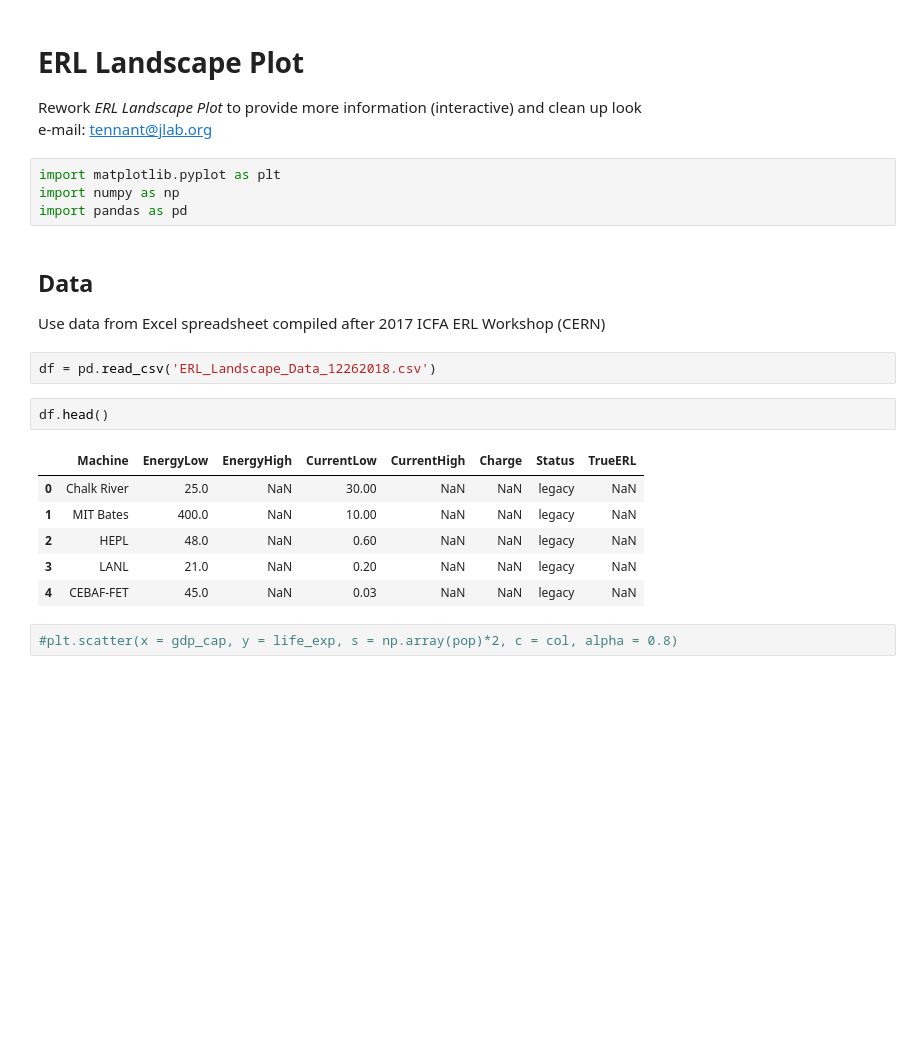
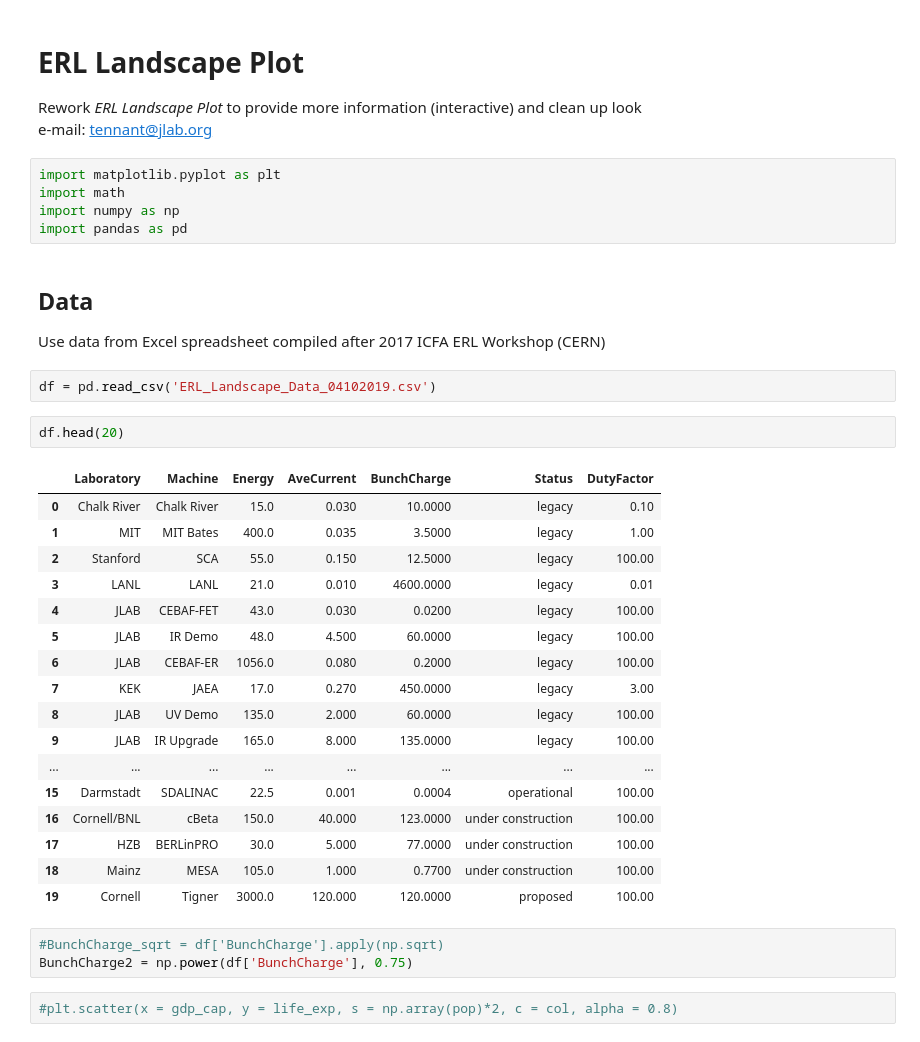
Before and after one commit to cdtennant/ERL-Landscape, a Jupyter notebook: ERL Landscape.ipynb, the cells around one changed output. Drawn from its saved outputs; the diff is of its cells as text; blank space fills up the shorter version.

```diff
--- a/ERL Landscape.ipynb
+++ b/ERL Landscape.ipynb
@@ -5,22 +5,37 @@ Rework *ERL Landscape Plot* to provide more information (interactive) and clean
 e-mail: tennant@jlab.org
 # %%
 import matplotlib.pyplot as plt
+import math
 import numpy as np
 import pandas as pd
 # %% [markdown]
 ## Data
 Use data from Excel spreadsheet compiled after 2017 ICFA ERL Workshop (CERN)
 # %%
-df = pd.read_csv('ERL_Landscape_Data_12262018.csv')
+df = pd.read_csv('ERL_Landscape_Data_04102019.csv')
 # %%
-df.head()
+df.head(20)
 # %% [output]
-|  | Machine | EnergyLow | EnergyHigh | CurrentLow | CurrentHigh | Charge | Status | TrueERL |
-| 0 | Chalk River | 25.0 | NaN | 30.00 | NaN | NaN | legacy | NaN |
-| 1 | MIT Bates | 400.0 | NaN | 10.00 | NaN | NaN | legacy | NaN |
-| 2 | HEPL | 48.0 | NaN | 0.60 | NaN | NaN | legacy | NaN |
-| 3 | LANL | 21.0 | NaN | 0.20 | NaN | NaN | legacy | NaN |
-| 4 | CEBAF-FET | 45.0 | NaN | 0.03 | NaN | NaN | legacy | NaN |
+|  | Laboratory | Machine | Energy | AveCurrent | BunchCharge | Status | DutyFactor |
+| 0 | Chalk River | Chalk River | 15.0 | 0.030 | 10.0000 | legacy | 0.10 |
+| 1 | MIT | MIT Bates | 400.0 | 0.035 | 3.5000 | legacy | 1.00 |
+| 2 | Stanford | SCA | 55.0 | 0.150 | 12.5000 | legacy | 100.00 |
+| 3 | LANL | LANL | 21.0 | 0.010 | 4600.0000 | legacy | 0.01 |
+| 4 | JLAB | CEBAF-FET | 43.0 | 0.030 | 0.0200 | legacy | 100.00 |
+| 5 | JLAB | IR Demo | 48.0 | 4.500 | 60.0000 | legacy | 100.00 |
+| 6 | JLAB | CEBAF-ER | 1056.0 | 0.080 | 0.2000 | legacy | 100.00 |
+| 7 | KEK | JAEA | 17.0 | 0.270 | 450.0000 | legacy | 3.00 |
+| 8 | JLAB | UV Demo | 135.0 | 2.000 | 60.0000 | legacy | 100.00 |
+| 9 | JLAB | IR Upgrade | 165.0 | 8.000 | 135.0000 | legacy | 100.00 |
+| ... | ... | ... | ... | ... | ... | ... | ... |
+| 15 | Darmstadt | SDALINAC | 22.5 | 0.001 | 0.0004 | operational | 100.00 |
+| 16 | Cornell/BNL | cBeta | 150.0 | 40.000 | 123.0000 | under construction | 100.00 |
+| 17 | HZB | BERLinPRO | 30.0 | 5.000 | 77.0000 | under construction | 100.00 |
+| 18 | Mainz | MESA | 105.0 | 1.000 | 0.7700 | under construction | 100.00 |
+| 19 | Cornell | Tigner | 3000.0 | 120.000 | 120.0000 | proposed | 100.00 |
+# %%
+#BunchCharge_sqrt = df['BunchCharge'].apply(np.sqrt)
+BunchCharge2 = np.power(df['BunchCharge'], 0.75)
 # %%
 #plt.scatter(x = gdp_cap, y = life_exp, s = np.array(pop)*2, c = col, alpha = 0.8)
 # %%
```
Also changed, not shown: parts of 1 cell of this notebook.
